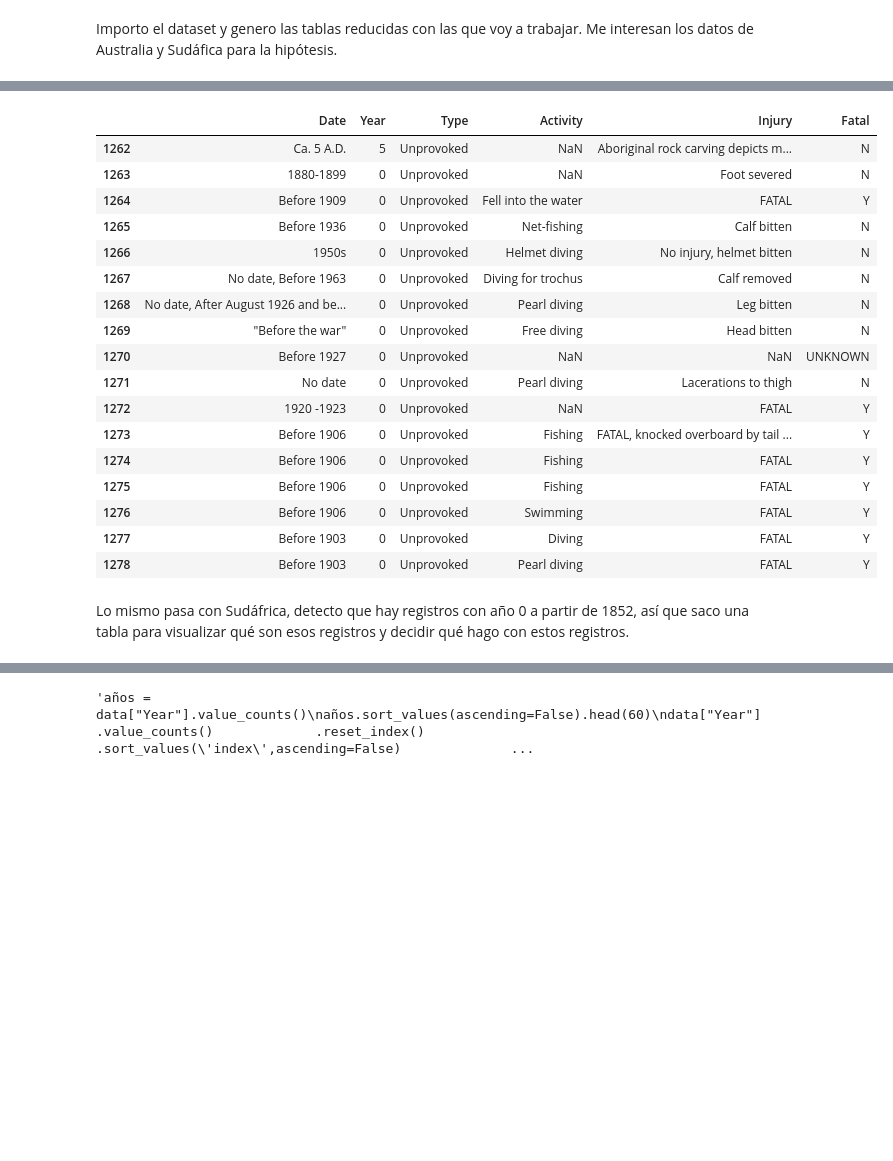
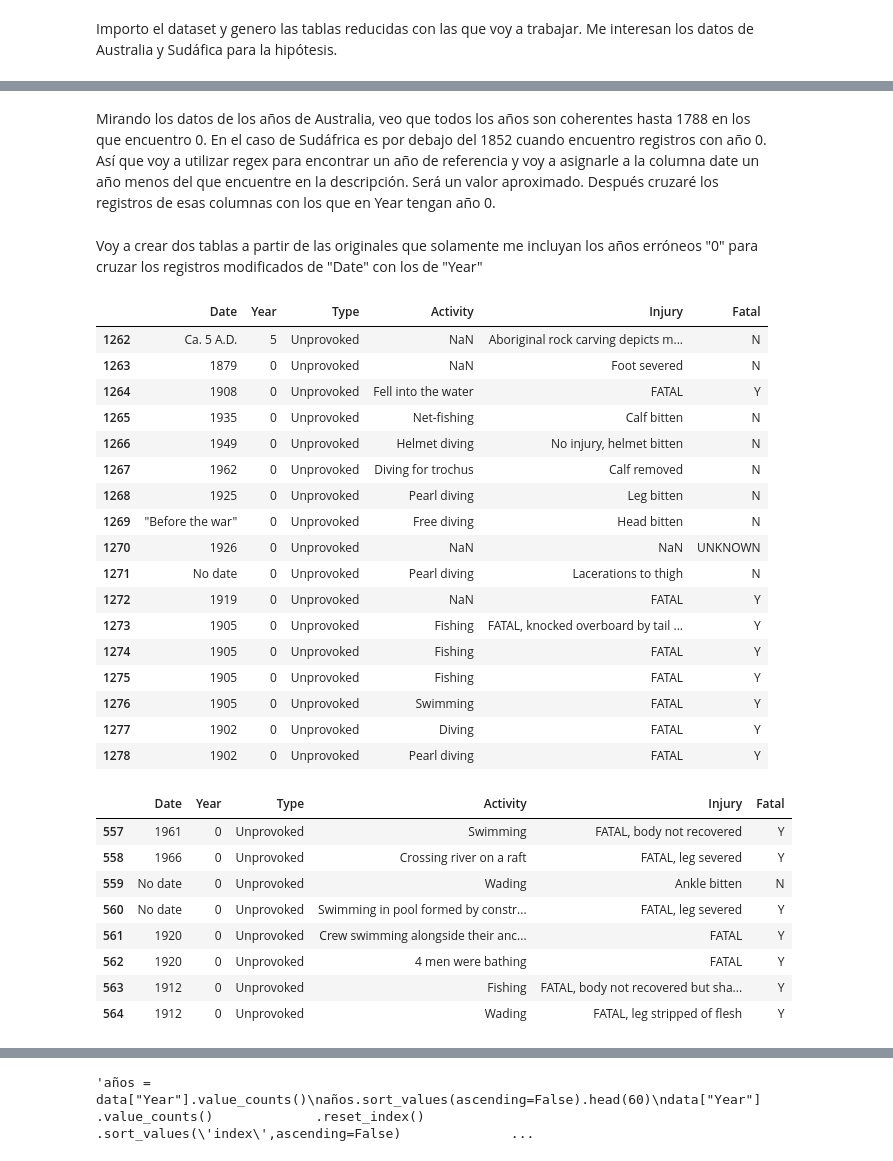
Before and after one commit to agalvezcorell/Project.1-Shark_aggressiveness, a Jupyter notebook: pandas-project.ipynb, the cells around one changed output, grey strips where cells are left out. Saved outputs shown, nothing was run; the diff lists cells and outputs as text; code cells hidden in the pictures; blank space fills up the shorter version.

```diff
--- a/pandas-project.ipynb
+++ b/pandas-project.ipynb
@@ -25,24 +74,42 @@ Mirando los datos de los años de Australia, veo que todos los años son coheren
+# %% [markdown]
+Mirando los datos de los años de Australia, veo que todos los años son coherentes hasta 1788 en los que encuentro 0.
+En el caso de Sudáfrica es por debajo del 1852 cuando encuentro registros con año 0.
+Así que voy a utilizar regex para encontrar un año de referencia y voy a asignarle a la columna date un año menos del que encuentre en la descripción. Será un valor aproximado. Después cruzaré los registros de esas columnas con los que en Year tengan año 0.
+# %%
+aus["Date"] = aus["Date"].apply(fc.limpiadate)
+sud["Date"] = sud["Date"].apply(fc.limpiadate)
+# %% [markdown]
+Voy a crear dos tablas a partir de las originales que solamente me incluyan los años erróneos "0" para cruzar los registros modificados de "Date" con los de "Year"
 # %%
-aus_badyear = aus[(aus["Year"]<1788)]
+aus_badyear = (aus[(aus["Year"]<1788)])
 display(aus_badyear)
+sud_badyear = (sud[(sud["Year"]<1852)])
+display(sud_badyear)
 # %% [output]
 |  | Date | Year | Type | Activity | Injury | Fatal |
 | 1262 | Ca. 5 A.D. | 5 | Unprovoked | NaN | Aboriginal rock carving depicts m... | N |
-| 1263 | 1880-1899 | 0 | Unprovoked | NaN | Foot severed | N |
-| 1264 | Before 1909 | 0 | Unprovoked | Fell into the water | FATAL | Y |
-| 1265 | Before 1936 | 0 | Unprovoked | Net-fishing | Calf bitten | N |
-| 1266 | 1950s | 0 | Unprovoked | Helmet diving | No injury, helmet bitten | N |
-| 1267 | No date, Before 1963 | 0 | Unprovoked | Diving for trochus | Calf removed | N |
-| 1268 | No date, After August 1926 and be... | 0 | Unprovoked | Pearl diving | Leg bitten | N |
+| 1263 | 1879 | 0 | Unprovoked | NaN | Foot severed | N |
+| 1264 | 1908 | 0 | Unprovoked | Fell into the water | FATAL | Y |
+| 1265 | 1935 | 0 | Unprovoked | Net-fishing | Calf bitten | N |
+| 1266 | 1949 | 0 | Unprovoked | Helmet diving | No injury, helmet bitten | N |
+| 1267 | 1962 | 0 | Unprovoked | Diving for trochus | Calf removed | N |
+| 1268 | 1925 | 0 | Unprovoked | Pearl diving | Leg bitten | N |
 | 1269 | "Before the war" | 0 | Unprovoked | Free diving | Head bitten | N |
-| 1270 | Before 1927 | 0 | Unprovoked | NaN | NaN | UNKNOWN |
+| 1270 | 1926 | 0 | Unprovoked | NaN | NaN | UNKNOWN |
 | 1271 | No date | 0 | Unprovoked | Pearl diving | Lacerations to thigh | N |
-| 1272 | 1920 -1923 | 0 | Unprovoked | NaN | FATAL | Y |
-| 1273 | Before 1906 | 0 | Unprovoked | Fishing | FATAL, knocked overboard by tail ... | Y |
-| 1274 | Before 1906 | 0 | Unprovoked | Fishing | FATAL | Y |
-| 1275 | Before 1906 | 0 | Unprovoked | Fishing | FATAL | Y |
-| 1276 | Before 1906 | 0 | Unprovoked | Swimming | FATAL | Y |
-| 1277 | Before 1903 | 0 | Unprovoked | Diving | FATAL | Y |
-| 1278 | Before 1903 | 0 | Unprovoked | Pearl diving | FATAL | Y |
+| 1272 | 1919 | 0 | Unprovoked | NaN | FATAL | Y |
+| 1273 | 1905 | 0 | Unprovoked | Fishing | FATAL, knocked overboard by tail ... | Y |
+| 1274 | 1905 | 0 | Unprovoked | Fishing | FATAL | Y |
+| 1275 | 1905 | 0 | Unprovoked | Fishing | FATAL | Y |
+| 1276 | 1905 | 0 | Unprovoked | Swimming | FATAL | Y |
+| 1277 | 1902 | 0 | Unprovoked | Diving | FATAL | Y |
+| 1278 | 1902 | 0 | Unprovoked | Pearl diving | FATAL | Y |
+|  | Date | Year | Type | Activity | Injury | Fatal |
+| 557 | 1961 | 0 | Unprovoked | Swimming | FATAL, body not recovered | Y |
+| 558 | 1966 | 0 | Unprovoked | Crossing river on a raft | FATAL, leg severed | Y |
+| 559 | No date | 0 | Unprovoked | Wading | Ankle bitten | N |
+| 560 | No date | 0 | Unprovoked | Swimming in pool formed by constr... | FATAL, leg severed | Y |
+| 561 | 1920 | 0 | Unprovoked | Crew swimming alongside their anc... | FATAL | Y |
+| 562 | 1920 | 0 | Unprovoked | 4 men were bathing | FATAL | Y |
+| 563 | 1912 | 0 | Unprovoked | Fishing | FATAL, body not recovered but sha... | Y |
+| 564 | 1912 | 0 | Unprovoked | Wading | FATAL, leg stripped of flesh | Y |
-# %% [markdown]
-Lo mismo pasa con Sudáfrica, detecto que hay registros con año 0 a partir de 1852, así que saco una tabla para visualizar qué son esos registros y decidir qué hago con estos registros.
```
Also changed, not shown: parts of 14 cells of this notebook, 1 other file.
